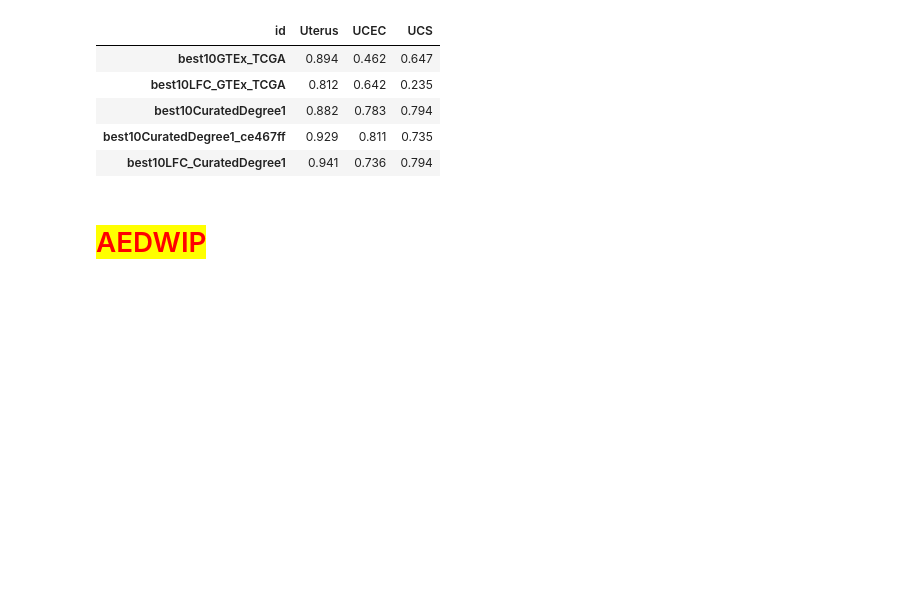
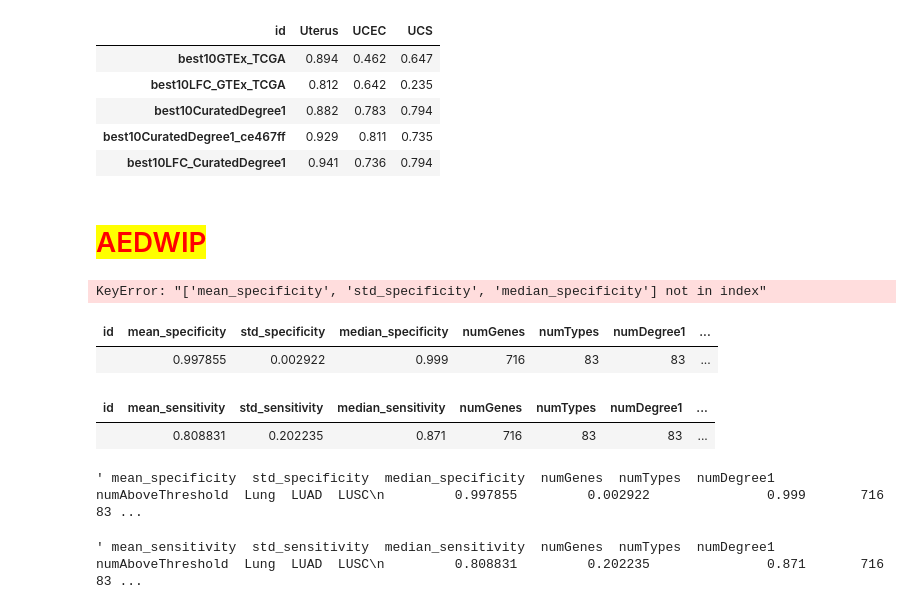
Before and after one commit to aedavids/extraCellularRNA, a Jupyter notebook: deconvolutionAnalysis/jupyterNotebooks/hyperParameterTunning/hyperparameterTunningResults5.ipynb, the cells around one changed output. Saved outputs shown, nothing was run; the diff lists cells and outputs as text; code cells hidden in the pictures; blank space fills up the shorter version.

```diff
--- a/deconvolutionAnalysis/jupyterNotebooks/hyperParameterTunning/hyperparameterTunningResults5.ipynb
+++ b/deconvolutionAnalysis/jupyterNotebooks/hyperParameterTunning/hyperparameterTunningResults5.ipynb
@@ -329,3 +329,54 @@ sensitivity
 | best10LFC_CuratedDegree1 | 0.941 | 0.736 | 0.794 |
 # %% [markdown]
 # <span style="color:red;background-color:yellow">AEDWIP </span>
+# %%
+lungCategories = ['Lung', 'LUAD', 'LUSC']
+# best10CuratedDegree1_ce467ff
+# display( evalBest10LFCSpecificityDF.loc[:,  metricCols + lungCategories] )
+
+# some where above we messed up the df
+
+# # if we do not bind the results, jupyter lab will print them.
+# evalBest10LFCSensitivityDF, evalBestLFCSensitivityBellowThresholdDF = \
+#     evaluateBest10LCFResults(threshold=0.70, metric='sensitivity', verbose=False)
+
+# display( evalBest10LFCSensitivityDF )
+
+
+# evalBest10LFCSpecificityDF, evalBestLFCSpecificityBellowThresholdDF = \
+#     evaluateBest10LCFResults(threshold=0.96, metric='specificity')
+
+# display(evalBest10LFCSpecificityDF)
+# %%
+sensitivityMetrics = ['mean_sensitivity', 'std_sensitivity', 'median_sensitivity',
+'numGenes', 'numTypes', 'numDegree1', 'numAboveThreshold']
+
+specificityMetrics = ['mean_specificity', 'std_specificity','median_specificity',
+'numGenes', 'numTypes', 'numDegree1', 'numAboveThreshold']
+
+aedwipDF1 = evalBest10LFCSpecificityDF.loc[ ['best10CuratedDegree1_ce467ff'], sensitivityMetrics + lungCategories]
+aedwipDF2 = evalBest10LFCSensitivityDF.loc[ ['best10CuratedDegree1_ce467ff'], specificityMetrics + lungCategories]
+# display(evalBest10LFCSpecificityDF.loc[ ['best10CuratedDegree1_ce467ff'], specificityMetrics + lungCategories])
+display(evalBest10LFCSensitivityDF.loc[ ['best10CuratedDegree1_ce467ff'], sensitivityMetrics + lungCategories])
+print(metricCols)
+# %% [output]
+KeyError: "['mean_specificity', 'std_specificity', 'median_specificity'] not in index"
+# %%
+from IPython.display import HTML
+HTML(aedwipDF1.to_html(index=False))
+# %% [output]
+| id | mean_specificity | std_specificity | median_specificity | numGenes | numTypes | numDegree1 | ... |
+|  | 0.997855 | 0.002922 | 0.999 | 716 | 83 | 83 | ... |
+# %%
+HTML(aedwipDF2.to_html(index=False))
+# %% [output]
+| id | mean_sensitivity | std_sensitivity | median_sensitivity | numGenes | numTypes | numDegree1 | ... |
+|  | 0.808831 | 0.202235 | 0.871 | 716 | 83 | 83 | ... |
+# %%
+aedwipDF1.to_string(index=False)
+# %% [output]
+' mean_specificity  std_specificity  median_specificity  numGenes  numTypes  numDegree1  numAboveThreshold  Lung  LUAD  LUSC\n         0.997855         0.002922               0.999       716        83 ...
+# %%
+aedwipDF2.to_string(index=False)
+# %% [output]
+' mean_sensitivity  std_sensitivity  median_sensitivity  numGenes  numTypes  numDegree1  numAboveThreshold  Lung  LUAD  LUSC\n         0.808831         0.202235               0.871       716        83 ...
```
Also changed, not shown: parts of 1 cell of this notebook, 3 other files.
